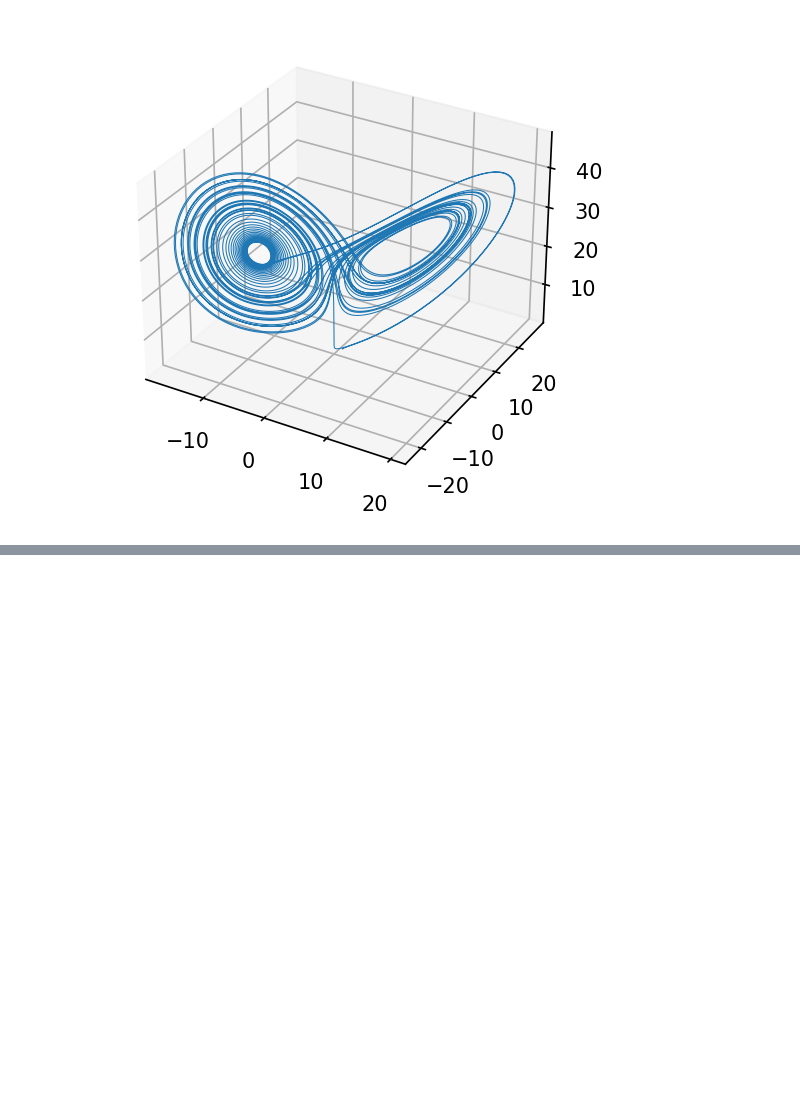
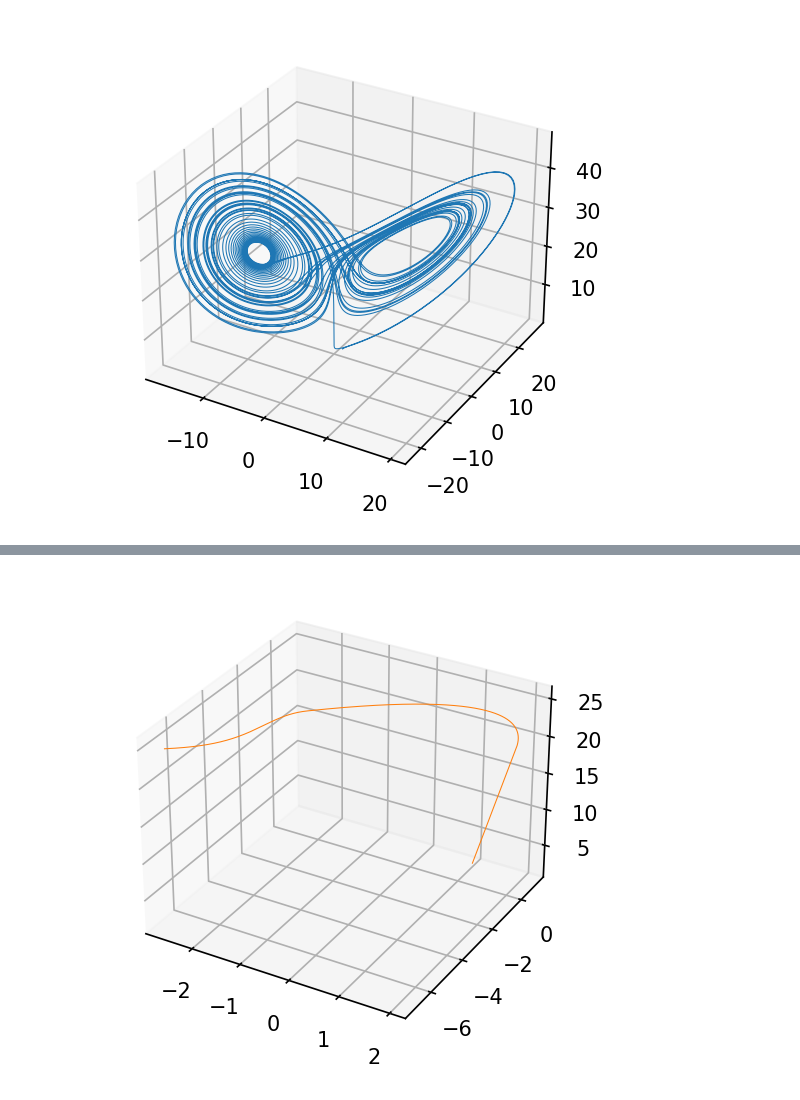
Before and after one commit to YangyangFu/dynax, a Jupyter notebook: 1-fixed-point-iteration.ipynb, the cells around one changed output, grey strips where cells are left out. Saved outputs shown, nothing was run; the diff lists cells and outputs as text; code cells hidden in the pictures; blank space fills up the shorter version.

Commit message:
update test for neural ode training

```diff
--- a/1-fixed-point-iteration.ipynb
+++ b/1-fixed-point-iteration.ipynb
@@ -95,0 +134,34 @@ plot_3d_path(ax, ys, color='C0')
+# %%
+optimizer = optax.chain(
+    #optax.clip_by_global_norm(1.0),
+    optax.clip(0.01),
+    #optax.scale(1.2),
+    #optax.lamb(1e-04),
+    optax.adam(1e-2)
+)
+
+train_state = TrainState.create(
+    apply_fn=f, # not used
+    params=param_init,
+    tx = optimizer,
+)
+
+#@jax.jit
+def train_step(f, state_init, t, target, train_state):
+    def mse_loss(params):
+        # prediction
+        outputs_pred = odeint(f, state_init, t, params)
+        #outputs_pred = jnp.clip(outputs_pred, 16., 40.)
+        # mse loss: match dimensions
+        pred_loss = jnp.mean((outputs_pred - target)**2)
+        return pred_loss
+
+    loss, grad = jax.value_and_grad(mse_loss)(train_state.params)
+    train_state = train_state.apply_gradients(grads=grad)
+
+    return loss, grad, train_state
+
+# train the model
+for i in range(400):
+    loss, grad, train_state = train_step(f, state0, t, ys, train_state)
+    print(loss)
@@ -95,0 +197,7 @@ plot_3d_path(ax, ys, color='C0')
+# %%
+y_preds = odeint(f, state0, t, train_state.params)
+
+# Plot resulting model.
+fig = plt.figure(figsize=(6, 4), dpi=150)
+ax = fig.add_subplot(111, projection='3d')
+plot_3d_path(ax, ys, color='C0')
@@ -95,0 +206,6 @@ plot_3d_path(ax, ys, color='C0')
+# %%
+fig = plt.figure(figsize=(6, 4), dpi=150)
+ax = fig.add_subplot(111, projection='3d')
+plot_3d_path(ax, y_preds, color='C1')
+# %% [output]
+[figure, added]
```
Also changed, not shown: parts of 8 cells of this notebook, 1 other file.
